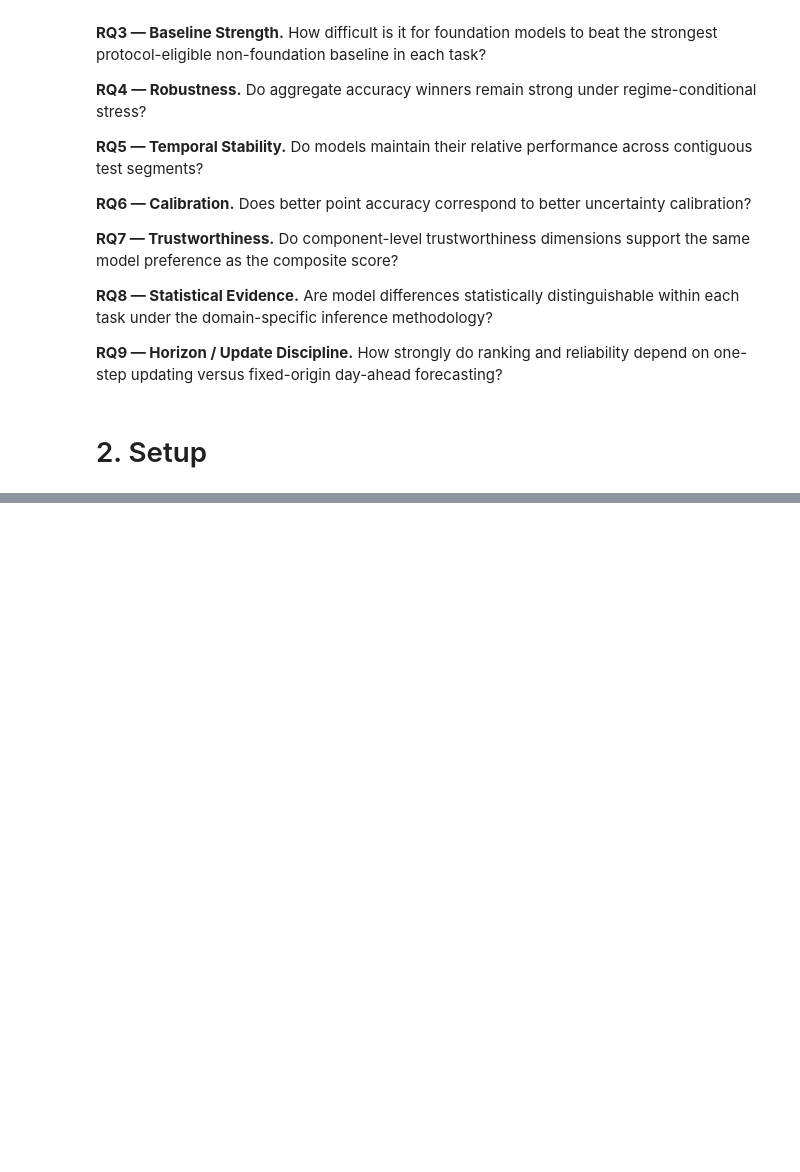
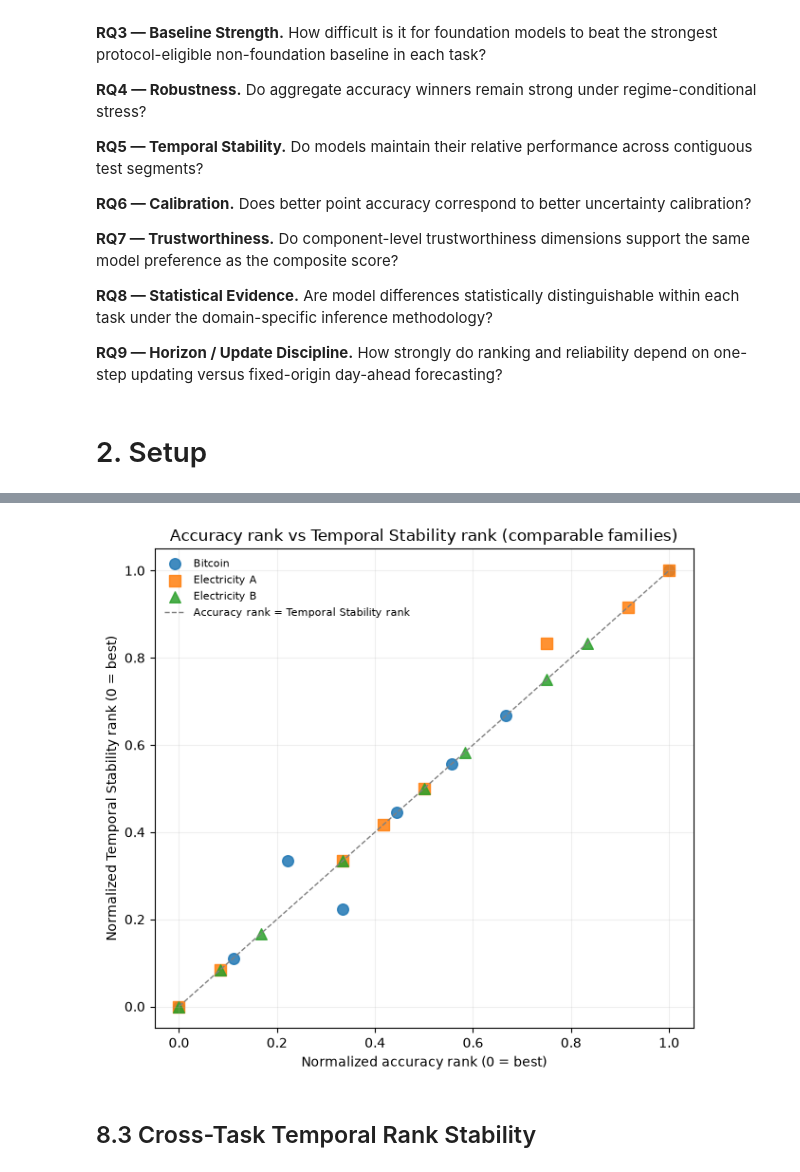
Before and after one commit to mdsoadsolaiman/Time-Series-Foundation-Models, a Jupyter notebook: notebooks/18_Cross_Domain_Comparison.ipynb, the cells around one changed output, grey strips where cells are left out. Drawn from its saved outputs; the diff is of its cells as text; code cells hidden in the pictures; blank space fills up the shorter version.

```diff
--- a/notebooks/18_Cross_Domain_Comparison.ipynb
+++ b/notebooks/18_Cross_Domain_Comparison.ipynb
@@ -133,0 +714,11 @@ display(pd.DataFrame([{
+# %%
+bitcoin_stability_rank = full_roster_rank(bitcoin_components, "Model", "Temporal Stability")
+elec_a_stability_rank = full_roster_rank(electricity_trust_a, "Model", "Relative Generalisation Score")
+elec_b_stability_rank = full_roster_rank(electricity_trust_b, "Model", "Relative Generalisation Score")
+
+stability_families = families_display.copy()
+stability_families["Bitcoin Temporal Stability Rank"] = stability_families.Bitcoin_Representative.apply(lambda m: lookup_rank(bitcoin_stability_rank, m))
+stability_families["Electricity A Temporal Stability Rank"] = stability_families.Electricity_Representative.apply(lambda m: lookup_rank(elec_a_stability_rank, m))
+stability_families["Electricity B Temporal Stability Rank"] = stability_families.Electricity_Representative.apply(lambda m: lookup_rank(elec_b_stability_rank, m))
+stability_view = stability_families[["Model_Family", "Bitcoin Temporal Stability Rank", "Electricity A Temporal Stability Rank", "Electricity B Temporal Stability Rank"]]
+display(stability_view)
@@ -133,0 +737,8 @@ display(pd.DataFrame([{
+# %%
+acc_vs_stab_bitcoin = accuracy_vs_other("Bitcoin", "", bitcoin_stability_rank, "Temporal Stability Rank")
+acc_vs_stab_a = accuracy_vs_other("Electricity", "A", elec_a_stability_rank, "Temporal Stability Rank")
+acc_vs_stab_b = accuracy_vs_other("Electricity", "B", elec_b_stability_rank, "Temporal Stability Rank")
+
+display(Markdown("**Bitcoin: accuracy rank vs Temporal Stability rank**")); display(acc_vs_stab_bitcoin)
+display(Markdown("**Electricity A: accuracy rank vs Temporal Stability rank**")); display(acc_vs_stab_a)
+display(Markdown("**Electricity B: accuracy rank vs Temporal Stability rank**")); display(acc_vs_stab_b)
@@ -133,0 +776,20 @@ display(pd.DataFrame([{
+# %%
+fig, ax = plt.subplots(figsize=(6.5, 6))
+for task, sub, roster in [("Bitcoin", acc_vs_stab_bitcoin, ROSTER_SIZE["Bitcoin"]),
+                           ("Electricity A", acc_vs_stab_a, ROSTER_SIZE["Electricity A"]),
+                           ("Electricity B", acc_vs_stab_b, ROSTER_SIZE["Electricity B"])]:
+    ax.scatter(sub["Accuracy Rank"].apply(lambda r: normalized_rank(r, roster)),
+               sub["Temporal Stability Rank"].apply(lambda r: normalized_rank(r, roster)),
+               marker=markers[task], s=70, label=task, alpha=0.85)
+ax.plot(lims, lims, ls="--", color="gray", lw=1, label="Accuracy rank = Temporal Stability rank")
+ax.set_xlabel("Normalized accuracy rank (0 = best)")
+ax.set_ylabel("Normalized Temporal Stability rank (0 = best)")
+ax.set_title("Accuracy rank vs Temporal Stability rank (comparable families)")
+ax.legend(frameon=False, fontsize=8)
+ax.grid(alpha=0.2)
+plt.tight_layout()
+plt.show()
+# %% [output]
+[figure, added]
+# %% [markdown]
+## 8.3 Cross-Task Temporal Rank Stability
```
Also changed, not shown: parts of 132 cells of this notebook.
